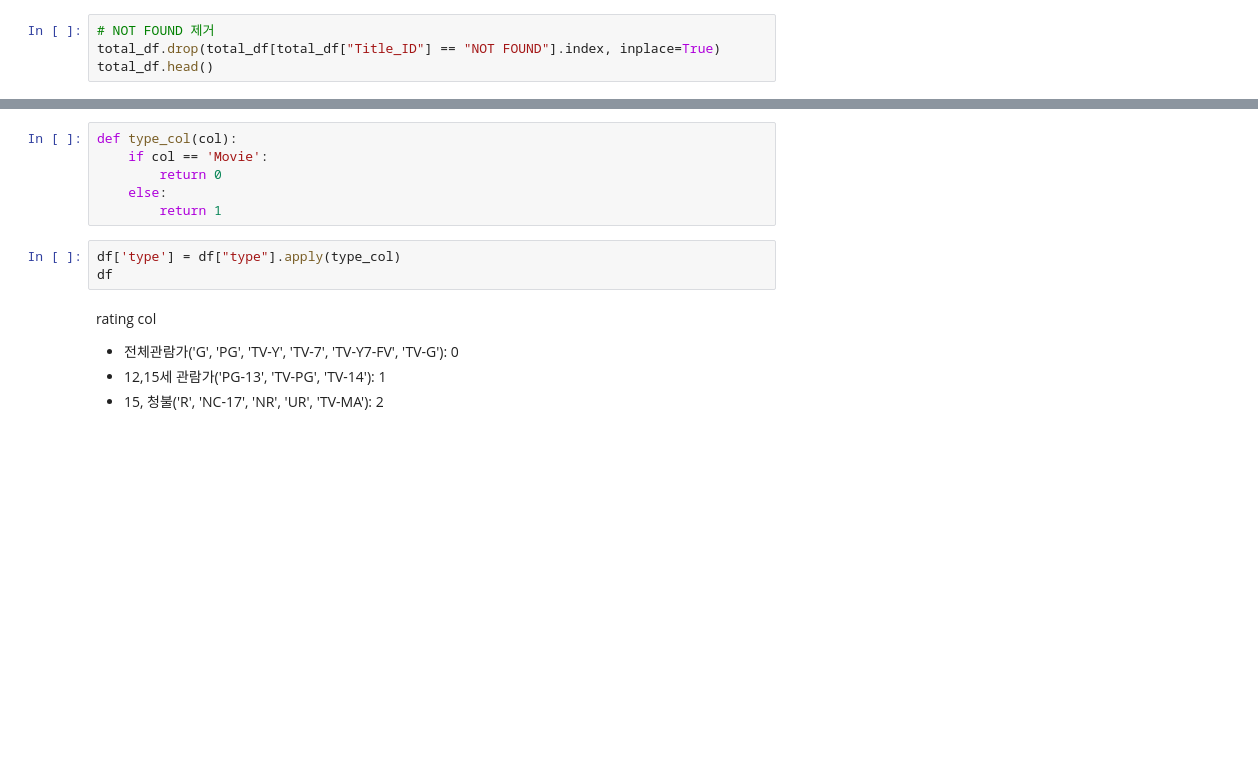
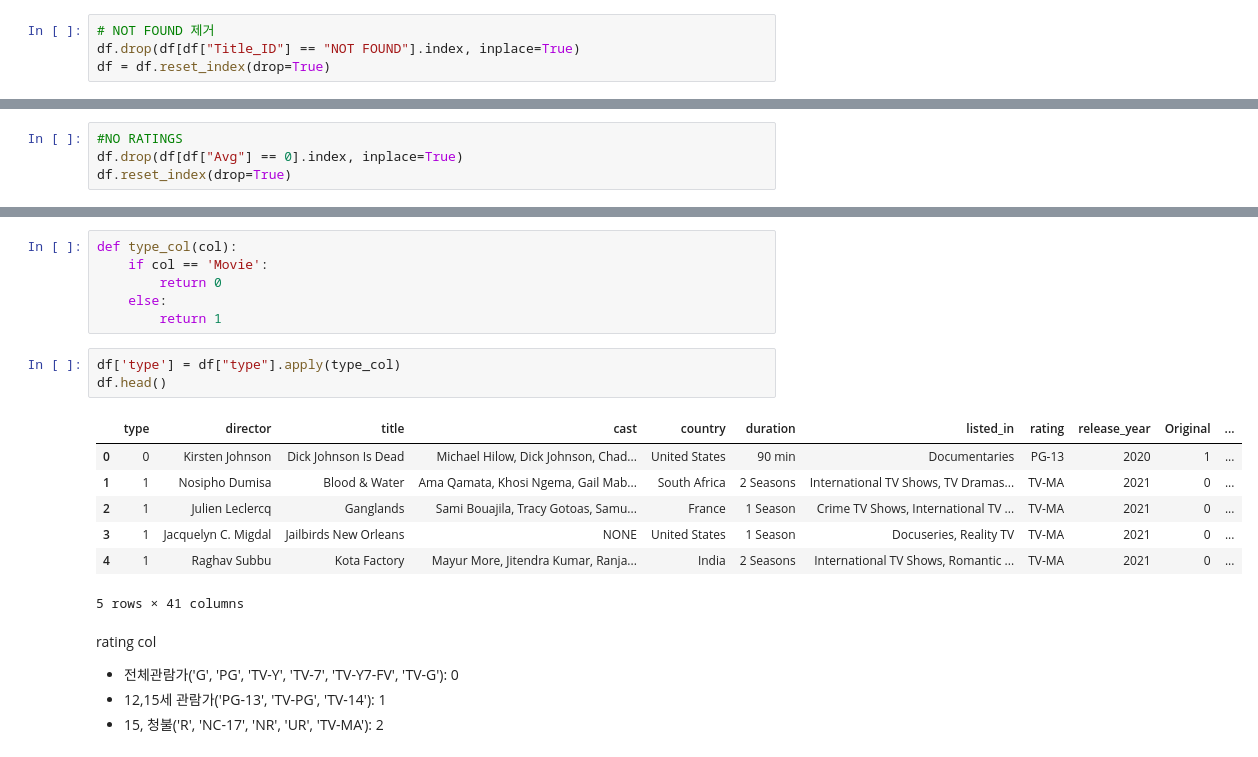
Before and after one commit to DONGYEONKANG/Datathon, a Jupyter notebook: Main.ipynb, the cells around one changed output, grey strips where cells are left out. Saved outputs shown, nothing was run; the diff lists cells and outputs as text; blank space fills up the shorter version.

```diff
--- a/Main.ipynb
+++ b/Main.ipynb
@@ -174,5 +174,5 @@ Avg_rank_Females          0
 dtype: int64
 # %%
 # NOT FOUND 제거
-total_df.drop(total_df[total_df["Title_ID"] == "NOT FOUND"].index, inplace=True)
-total_df.head()
+df.drop(df[df["Title_ID"] == "NOT FOUND"].index, inplace=True)
+df = df.reset_index(drop=True)
@@ -186,0 +179,4 @@ total_df.head()
+# %%
+#NO RATINGS
+df.drop(df[df["Avg"] == 0].index, inplace=True)
+df.reset_index(drop=True)
@@ -233,7 +250,15 @@ def type_col(col):
         return 1
 # %%
 df['type'] = df["type"].apply(type_col)
-df
+df.head()
+# %% [output]
+|  | type | director | title | cast | country | duration | listed_in | rating | release_year | Original | ... |
+| 0 | 0 | Kirsten Johnson | Dick Johnson Is Dead | Michael Hilow, Dick Johnson, Chad... | United States | 90 min | Documentaries | PG-13 | 2020 | 1 | ... |
+| 1 | 1 | Nosipho Dumisa | Blood & Water | Ama Qamata, Khosi Ngema, Gail Mab... | South Africa | 2 Seasons | International TV Shows, TV Dramas... | TV-MA | 2021 | 0 | ... |
+| 2 | 1 | Julien Leclercq | Ganglands | Sami Bouajila, Tracy Gotoas, Samu... | France | 1 Season | Crime TV Shows, International TV ... | TV-MA | 2021 | 0 | ... |
+| 3 | 1 | Jacquelyn C. Migdal | Jailbirds New Orleans | NONE | United States | 1 Season | Docuseries, Reality TV | TV-MA | 2021 | 0 | ... |
+| 4 | 1 | Raghav Subbu | Kota Factory | Mayur More, Jitendra Kumar, Ranja... | India | 2 Seasons | International TV Shows, Romantic ... | TV-MA | 2021 | 0 | ... |
+5 rows × 41 columns
 # %% [markdown]
 rating col
 - 전체관람가('G', 'PG', 'TV-Y', 'TV-7', 'TV-Y7-FV', 'TV-G'): 0
```
Also changed, not shown: parts of 30 cells of this notebook.
